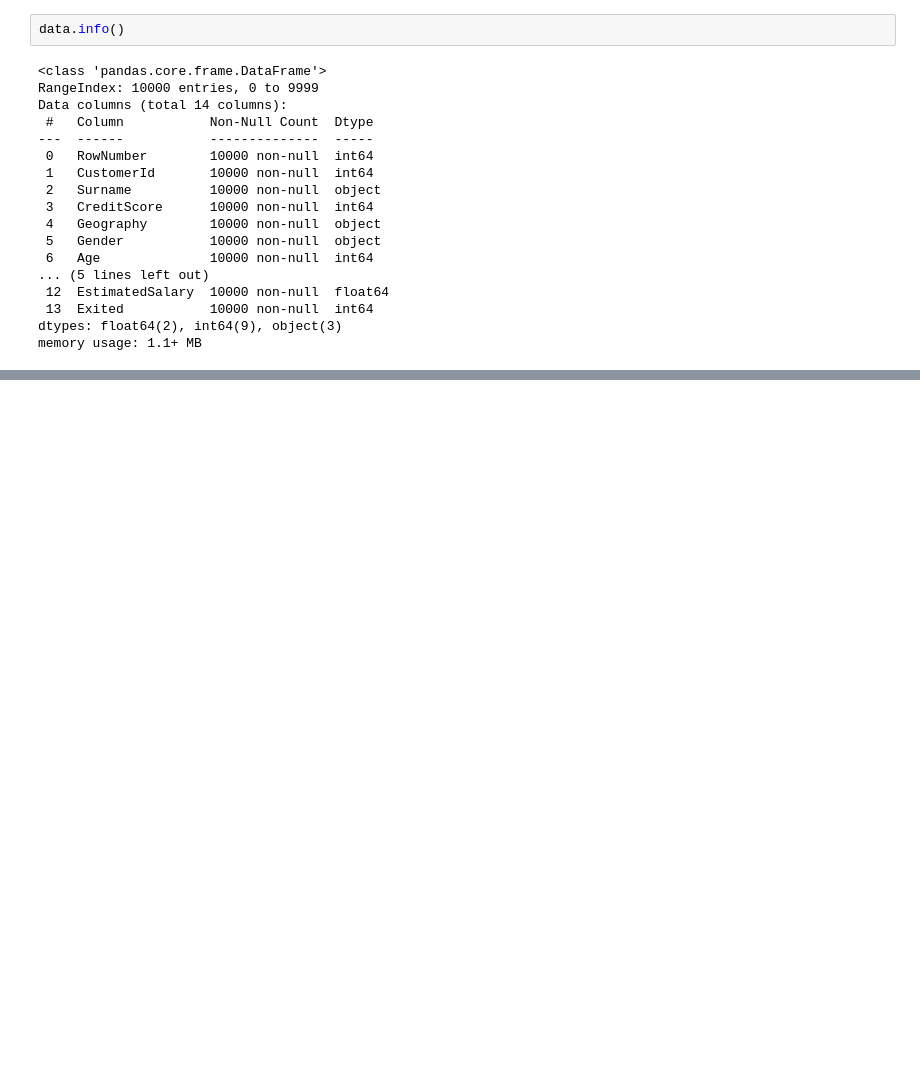
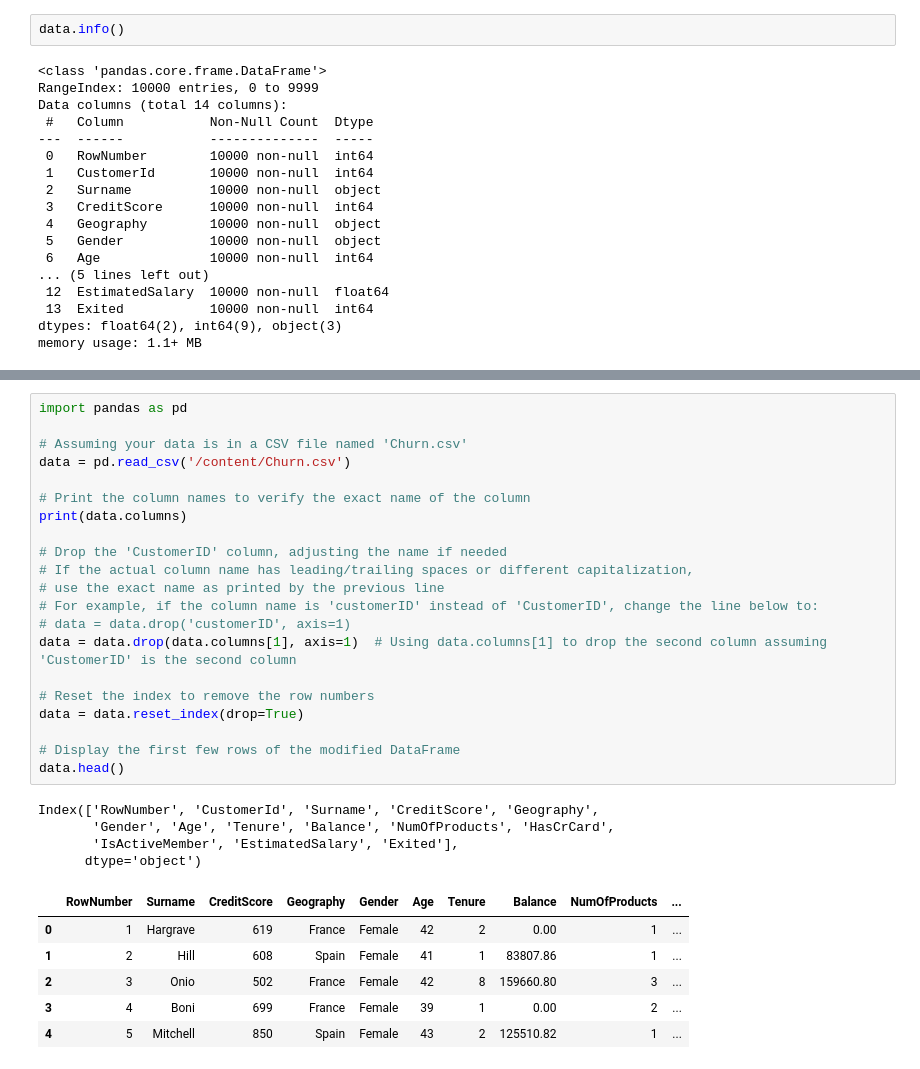
Before and after one commit to bcheng251/BenChen, a Jupyter notebook: Convert_ipynb_to_HTML_in_Colab.ipynb, the cells around one changed output, grey strips where cells are left out. Saved outputs shown, nothing was run; the diff lists cells and outputs as text; blank space fills up the shorter version.

```diff
--- a/Convert_ipynb_to_HTML_in_Colab.ipynb
+++ b/Convert_ipynb_to_HTML_in_Colab.ipynb
@@ -138,0 +177,32 @@ memory usage: 1.1+ MB
+# %%
+import pandas as pd
+
+# Assuming your data is in a CSV file named 'Churn.csv'
+data = pd.read_csv('/content/Churn.csv')
+
+# Print the column names to verify the exact name of the column
+print(data.columns)
+
+# Drop the 'CustomerID' column, adjusting the name if needed
+# If the actual column name has leading/trailing spaces or different capitalization,
+# use the exact name as printed by the previous line
+# For example, if the column name is 'customerID' instead of 'CustomerID', change the line below to:
+# data = data.drop('customerID', axis=1)
+data = data.drop(data.columns[1], axis=1)  # Using data.columns[1] to drop the second column assuming 'CustomerID' is the second column
+
+# Reset the index to remove the row numbers
+data = data.reset_index(drop=True)
+
+# Display the first few rows of the modified DataFrame
+data.head()
+# %% [output]
+Index(['RowNumber', 'CustomerId', 'Surname', 'CreditScore', 'Geography',
+       'Gender', 'Age', 'Tenure', 'Balance', 'NumOfProducts', 'HasCrCard',
+       'IsActiveMember', 'EstimatedSalary', 'Exited'],
+      dtype='object')
+|  | RowNumber | Surname | CreditScore | Geography | Gender | Age | Tenure | Balance | NumOfProducts | ... |
+| 0 | 1 | Hargrave | 619 | France | Female | 42 | 2 | 0.00 | 1 | ... |
+| 1 | 2 | Hill | 608 | Spain | Female | 41 | 1 | 83807.86 | 1 | ... |
+| 2 | 3 | Onio | 502 | France | Female | 42 | 8 | 159660.80 | 3 | ... |
+| 3 | 4 | Boni | 699 | France | Female | 39 | 1 | 0.00 | 2 | ... |
+| 4 | 5 | Mitchell | 850 | Spain | Female | 43 | 2 | 125510.82 | 1 | ... |
```
Also changed, not shown: parts of 5 cells of this notebook.
